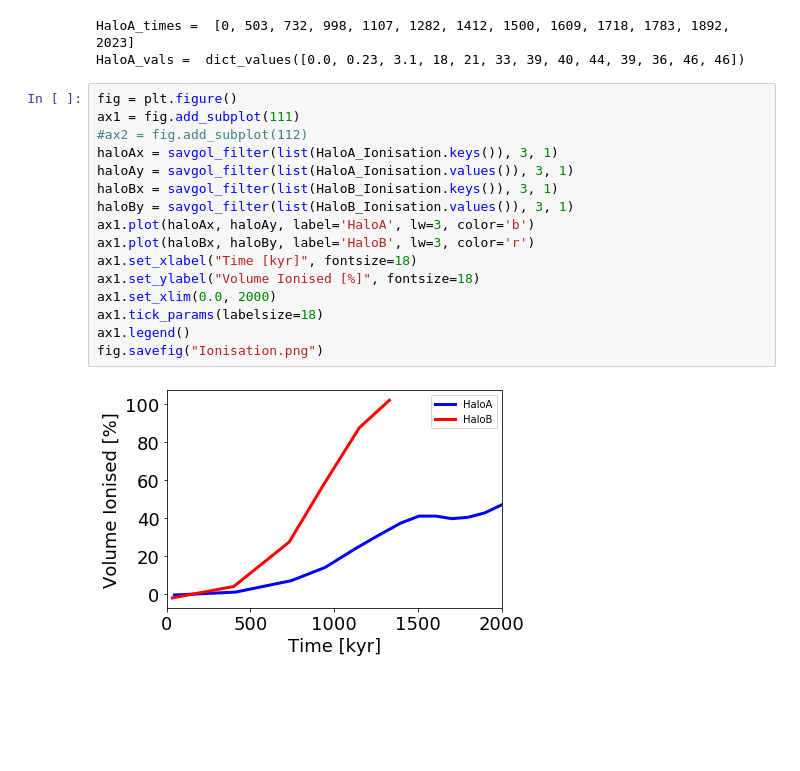
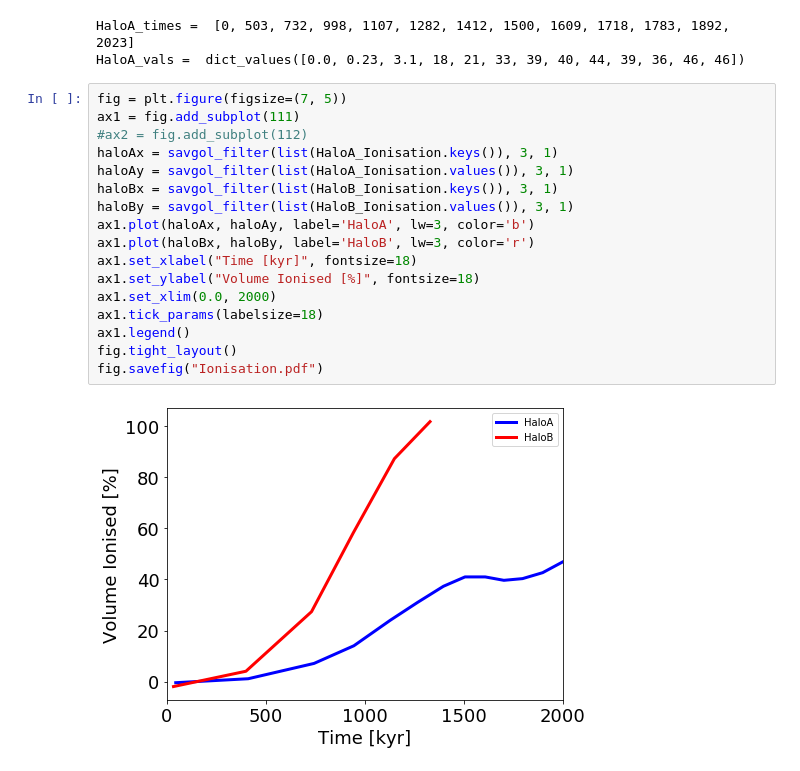
Before and after one commit to fearmayo/Massive-Star-Formation-in-Metal-Free-Galaxies-at-High-Redshift, a Jupyter notebook: calculations/Ionisation.ipynb, the cells around one changed output. Drawn from its saved outputs; the diff is of its cells as text; blank space fills up the shorter version.

```diff
--- a/calculations/Ionisation.ipynb
+++ b/calculations/Ionisation.ipynb
@@ -54,23 +54,24 @@ print("HaloA_vals = ", HaloA_Ionisation.values())
 HaloA_times =  [0, 503, 732, 998, 1107, 1282, 1412, 1500, 1609, 1718, 1783, 1892, 2023]
 HaloA_vals =  dict_values([0.0, 0.23, 3.1, 18, 21, 33, 39, 40, 44, 39, 36, 46, 46])
 # %%
-fig = plt.figure()
+fig = plt.figure(figsize=(7, 5))
 ax1 = fig.add_subplot(111)
 #ax2 = fig.add_subplot(112)
 haloAx = savgol_filter(list(HaloA_Ionisation.keys()), 3, 1)
 haloAy = savgol_filter(list(HaloA_Ionisation.values()), 3, 1)
 haloBx = savgol_filter(list(HaloB_Ionisation.keys()), 3, 1)
 haloBy = savgol_filter(list(HaloB_Ionisation.values()), 3, 1)
 ax1.plot(haloAx, haloAy, label='HaloA', lw=3, color='b')
 ax1.plot(haloBx, haloBy, label='HaloB', lw=3, color='r')
 ax1.set_xlabel("Time [kyr]", fontsize=18)
 ax1.set_ylabel("Volume Ionised [%]", fontsize=18)
 ax1.set_xlim(0.0, 2000)
 ax1.tick_params(labelsize=18)
 ax1.legend()
-fig.savefig("Ionisation.png")
+fig.tight_layout()
+fig.savefig("Ionisation.pdf")
 # %% [output]
-[figure, old version]
+[figure, new version]
 # %%
 print("HaloA_times = ", list(HaloA_times))
 print("HaloA_vals = ", HaloA_Recombination.values())
```
Also changed, not shown: parts of 1 cell of this notebook, 5 other files.
